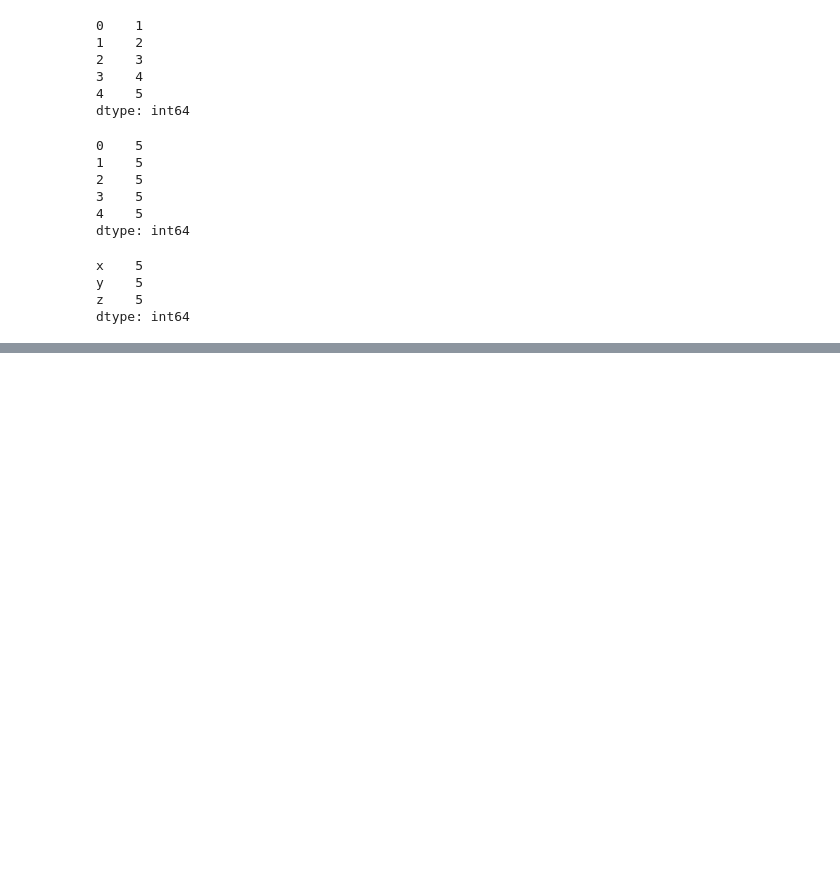
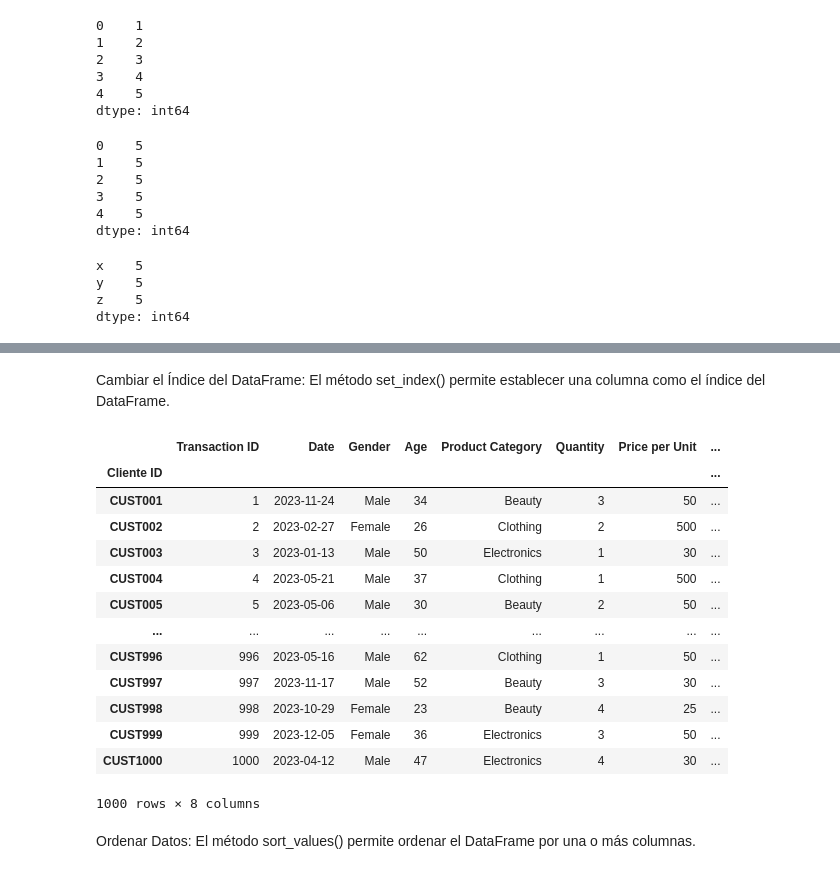
Before and after one commit to yshungria-uniandes/Data-Science-Fundamentals-, a Jupyter notebook: Introducción_a_Pandas.ipynb, the cells around one changed output, grey strips where cells are left out. Drawn from its saved outputs; the diff is of its cells as text; code cells hidden in the pictures; blank space fills up the shorter version.

```diff
--- a/Introducción_a_Pandas.ipynb
+++ b/Introducción_a_Pandas.ipynb
@@ -83,0 +208,8 @@ dtype: int64
+# %%
+import pandas as pd
+
+# Cargar datos desde un archivo CSV
+df = pd.read_csv('/content/drive/MyDrive/DataSets/retail_sales_dataset.csv')
+
+# Mostrar las primeras filas del DataFrame
+print(df.head())
@@ -83,0 +366,4 @@ dtype: int64
+# %%
+# Renombrar columnas
+df.rename(columns={'ID Cliente': 'Cliente ID'}, inplace=True)
+print(df.head())
@@ -83,0 +384,2 @@ dtype: int64
+# %% [markdown]
+Cambiar el Índice del DataFrame: El método set_index() permite establecer una columna como el índice del DataFrame.
@@ -83,0 +390,19 @@ dtype: int64
+# %%
+df
+# %% [output]
+|  | Transaction ID | Date | Gender | Age | Product Category | Quantity | Price per Unit | ... |
+| Cliente ID |  |  |  |  |  |  |  | ... |
+| CUST001 | 1 | 2023-11-24 | Male | 34 | Beauty | 3 | 50 | ... |
+| CUST002 | 2 | 2023-02-27 | Female | 26 | Clothing | 2 | 500 | ... |
+| CUST003 | 3 | 2023-01-13 | Male | 50 | Electronics | 1 | 30 | ... |
+| CUST004 | 4 | 2023-05-21 | Male | 37 | Clothing | 1 | 500 | ... |
+| CUST005 | 5 | 2023-05-06 | Male | 30 | Beauty | 2 | 50 | ... |
+| ... | ... | ... | ... | ... | ... | ... | ... | ... |
+| CUST996 | 996 | 2023-05-16 | Male | 62 | Clothing | 1 | 50 | ... |
+| CUST997 | 997 | 2023-11-17 | Male | 52 | Beauty | 3 | 30 | ... |
+| CUST998 | 998 | 2023-10-29 | Female | 23 | Beauty | 4 | 25 | ... |
+| CUST999 | 999 | 2023-12-05 | Female | 36 | Electronics | 3 | 50 | ... |
+| CUST1000 | 1000 | 2023-04-12 | Male | 47 | Electronics | 4 | 30 | ... |
+1000 rows × 8 columns
+# %% [markdown]
+Ordenar Datos:  El método sort_values() permite ordenar el DataFrame por una o más columnas.
```
Also changed, not shown: parts of 40 cells of this notebook.
